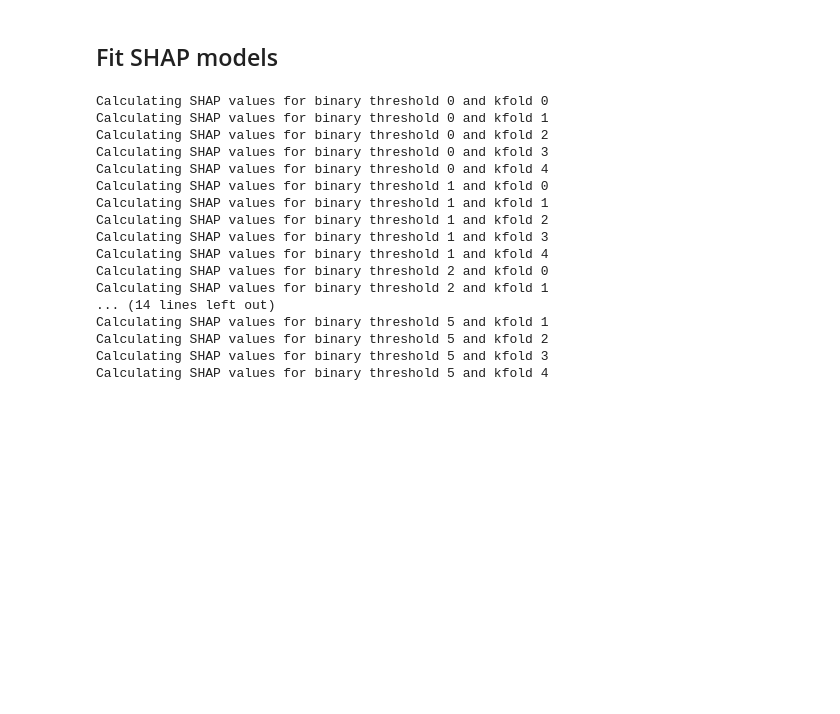
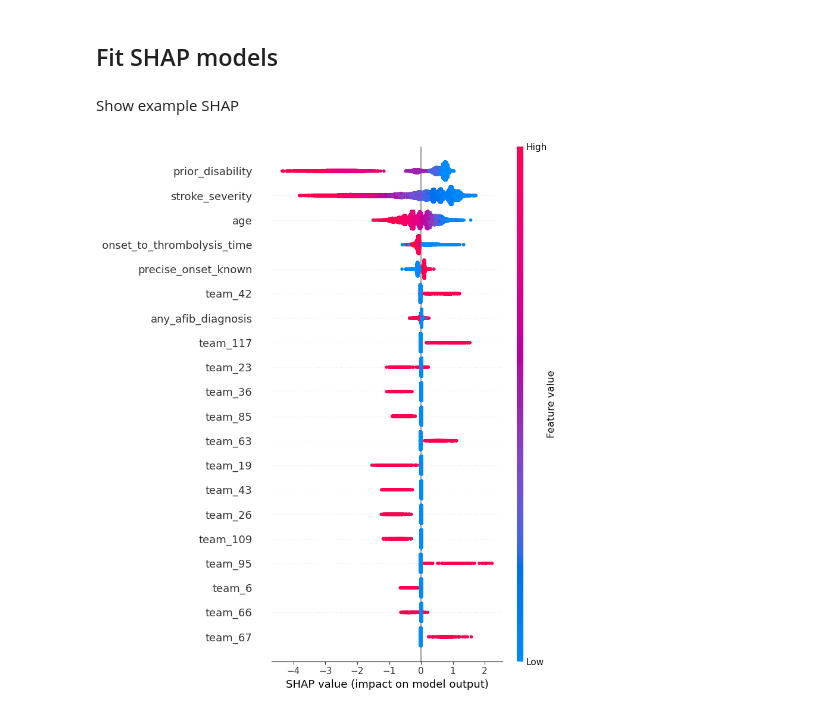
Before and after one commit to samuel-book/thrombolysis_clinical_trials_ml_paper, a Jupyter notebook: 03_shap.ipynb, the cells around one changed output. Saved outputs shown, nothing was run; the diff lists cells and outputs as text; code cells hidden in the pictures; blank space fills up the shorter version.

Commit message:
Add Fit and Save SHAP models

```diff
--- a/03_shap.ipynb
+++ b/03_shap.ipynb
@@ -347,26 +347,30 @@ ROC AUC: 0.868 (std across 5 kfolds: 0.002)
 # %% [markdown]
 ## Fit SHAP models
 # %%
+dict_shap = dict()
 for binary_threshold in list_binary_thresholds:
     for k in range(n_kfold):
-        print(f"Calculating SHAP values for binary threshold {binary_threshold} and kfold {k}")
+        # print(f"Calculating SHAP values for binary threshold {binary_threshold} and kfold {k}")
         model = models[(binary_threshold, k)]
-        shap_values_extended = shap.TreeExplainer(model).shap_values(X_test_kfold[k])[1]
+        shap_model = shap.TreeExplainer(model)
+        # Save model in dictionary for later use
+        dict_shap[(binary_threshold, k)] = shap_model
+        # Save shap model
+        filename = os.path.join(paths.model_save_path,
+                                    (paths.notebook + paths.model_text +  "_shap_model" +
+                                    str(binary_threshold) + '_kfold' + str(k) + '.p'))
+        with open(filename, 'wb') as file:
+            pickle.dump(shap_model, file)
-# %% [output]
-Calculating SHAP values for binary threshold 0 and kfold 0
-Calculating SHAP values for binary threshold 0 and kfold 1
-Calculating SHAP values for binary threshold 0 and kfold 2
-Calculating SHAP values for binary threshold 0 and kfold 3
-Calculating SHAP values for binary threshold 0 and kfold 4
-Calculating SHAP values for binary threshold 1 and kfold 0
-Calculating SHAP values for binary threshold 1 and kfold 1
-Calculating SHAP values for binary threshold 1 and kfold 2
-Calculating SHAP values for binary threshold 1 and kfold 3
-Calculating SHAP values for binary threshold 1 and kfold 4
-Calculating SHAP values for binary threshold 2 and kfold 0
-Calculating SHAP values for binary threshold 2 and kfold 1
-... (14 lines left out)
-Calculating SHAP values for binary threshold 5 and kfold 1
-Calculating SHAP values for binary threshold 5 and kfold 2
-Calculating SHAP values for binary threshold 5 and kfold 3
-Calculating SHAP values for binary threshold 5 and kfold 4
+# %% [markdown]
+Show example SHAP
+# %%
+# Get SHAP model for binary threshold 2 and kfold 0 (as an example)
+binary_threshold = 2
+k = 0
+shap_model = dict_shap[(binary_threshold, k)]
+# Get SHAP values for test set
+shap_values = shap_model.shap_values(X_test_kfold[k])
+# Show SHAP plot
+shap.summary_plot(shap_values, X_test_kfold[k], feature_names=feature_names_ohe)
+# %% [output]
+[figure, added]
```
Also changed, not shown: parts of 1 cell of this notebook.
